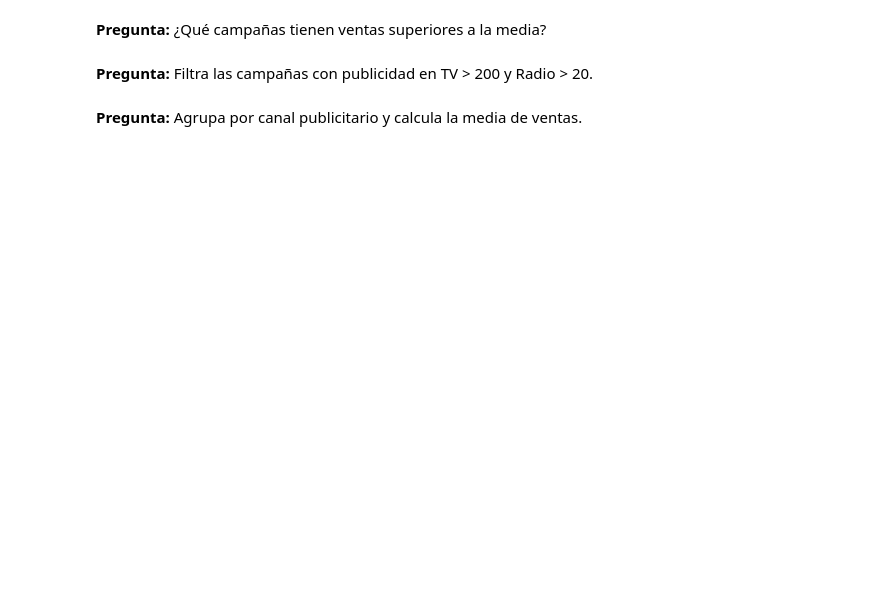
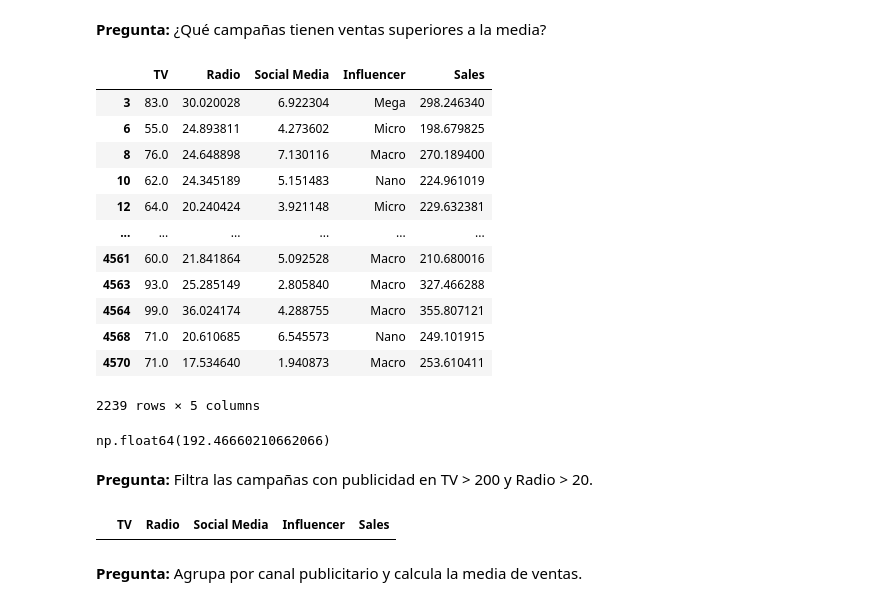
Before and after one commit to JoseOswaldo002/AnaliticadeDatosNegociosDigitales, a Jupyter notebook: 03-Tratamiento_y_exloracion_de_los_datos/03-practica_pandas_visualizacion/practicas-con-datasets-kaggle.ipynb, the cells around one changed output. Cells and saved outputs as stored; diff of their text form; code cells hidden in the pictures; blank space fills up the shorter version.

```diff
--- a/03-Tratamiento_y_exloracion_de_los_datos/03-practica_pandas_visualizacion/practicas-con-datasets-kaggle.ipynb
+++ b/03-Tratamiento_y_exloracion_de_los_datos/03-practica_pandas_visualizacion/practicas-con-datasets-kaggle.ipynb
@@ -113,3 +176,5 @@ np.int64(0)
 ## 📈 Dummy Advertising and Sales Data
 # %% [markdown]
 🔗 Dataset disponible en: [https://www.kaggle.com/datasets/harrimansaragih/dummy-advertising-and-sales-data?utm_source=chatgpt.com](https://www.kaggle.com/datasets/harrimansaragih/dummy-advertising-and-sales-data?utm_source=chatgpt.com)
+# %%
+dummy_df = pd.read_csv('./DataSets/Dummy Data HSS.csv')
@@ -125,5 +212,25 @@ np.int64(0)
 **Pregunta:** ¿Qué campañas tienen ventas superiores a la media?
 # %%
 # Tu código aquí
+ventas_media = dummy_df['Sales'].mean()
+dummy_df[dummy_df['Sales'] > ventas_media]
+# %% [output]
+|  | TV | Radio | Social Media | Influencer | Sales |
+| 3 | 83.0 | 30.020028 | 6.922304 | Mega | 298.246340 |
+| 6 | 55.0 | 24.893811 | 4.273602 | Micro | 198.679825 |
+| 8 | 76.0 | 24.648898 | 7.130116 | Macro | 270.189400 |
+| 10 | 62.0 | 24.345189 | 5.151483 | Nano | 224.961019 |
+| 12 | 64.0 | 20.240424 | 3.921148 | Micro | 229.632381 |
+| ... | ... | ... | ... | ... | ... |
+| 4561 | 60.0 | 21.841864 | 5.092528 | Macro | 210.680016 |
+| 4563 | 93.0 | 25.285149 | 2.805840 | Macro | 327.466288 |
+| 4564 | 99.0 | 36.024174 | 4.288755 | Macro | 355.807121 |
+| 4568 | 71.0 | 20.610685 | 6.545573 | Nano | 249.101915 |
+| 4570 | 71.0 | 17.534640 | 1.940873 | Macro | 253.610411 |
+2239 rows × 5 columns
+# %%
+ventas_media
+# %% [output]
+np.float64(192.46660210662066)
 # %% [markdown]
 **Pregunta:** Filtra las campañas con publicidad en TV > 200 y Radio > 20.
@@ -132,3 +237,8 @@ np.int64(0)
+# %%
+# Tu código aquí
+dummy_df[(dummy_df['TV'] > 200) & (dummy_df['Radio'] > 20)]
+# %% [output]
+|  | TV | Radio | Social Media | Influencer | Sales |
 # %% [markdown]
 **Pregunta:** Agrupa por canal publicitario y calcula la media de ventas.
 # %%
```
Also changed, not shown: parts of 52 cells of this notebook, 5 other files.
